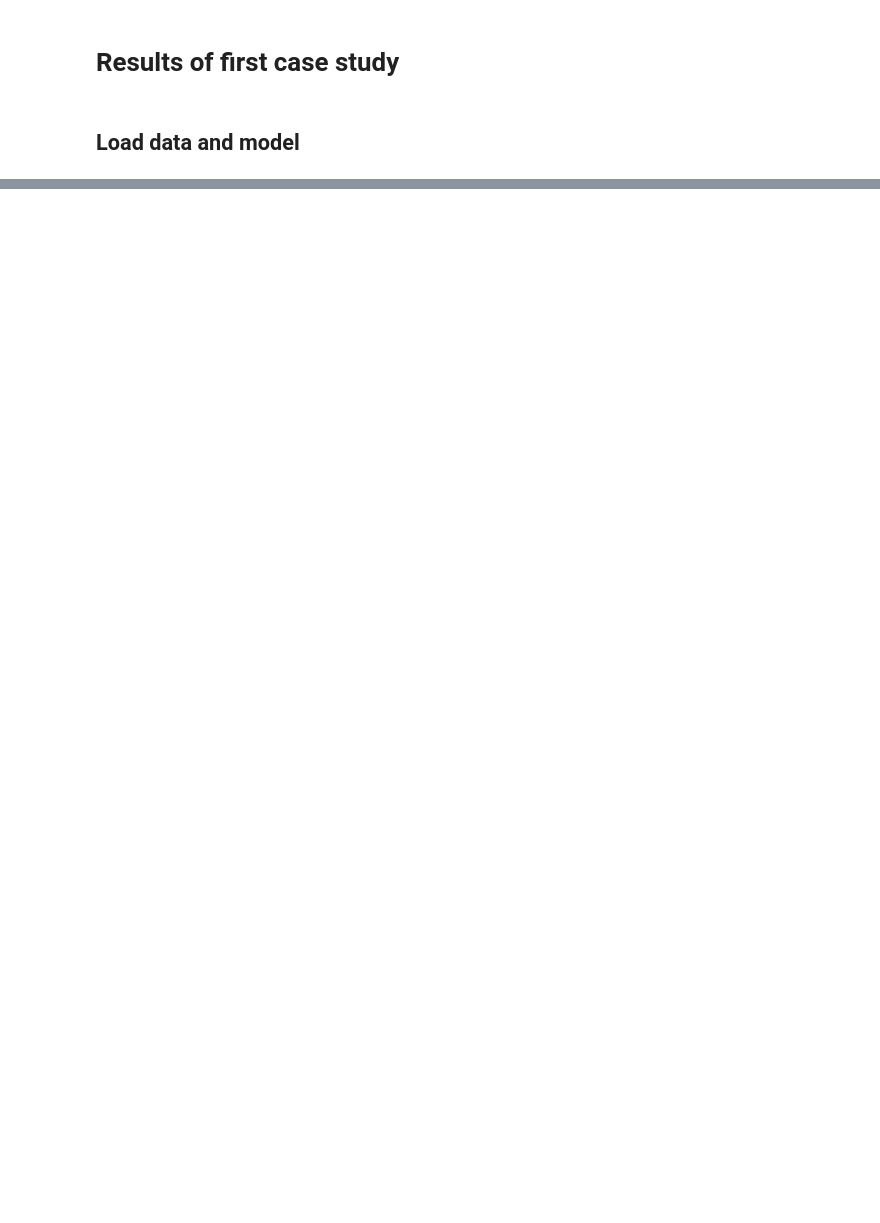
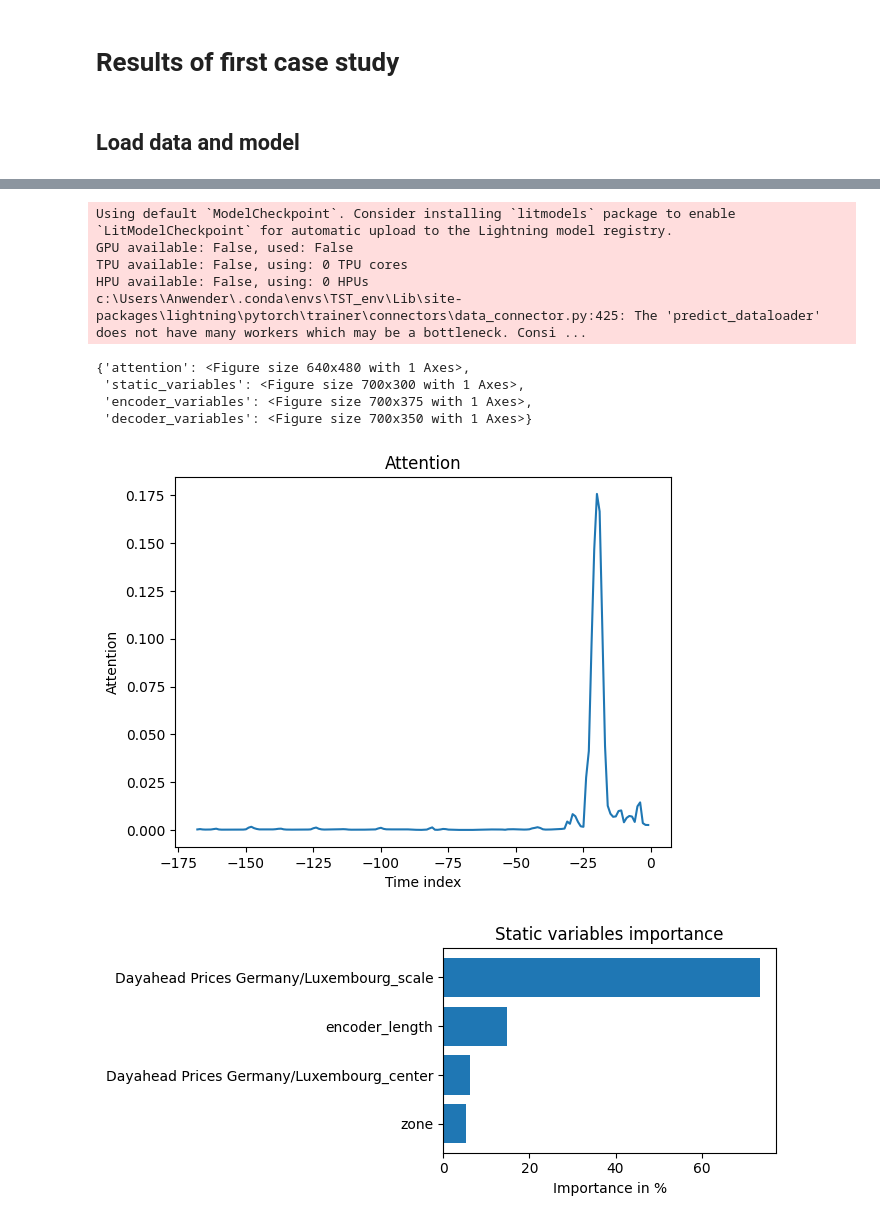
Before and after one commit to FabienneRIVAPY/TimeSeriesTransformer, a Jupyter notebook: sandbox/results.ipynb, the cells around one changed output, grey strips where cells are left out. Drawn from its saved outputs; the diff is of its cells as text; code cells hidden in the pictures; blank space fills up the shorter version.

```diff
--- a/sandbox/results.ipynb
+++ b/sandbox/results.ipynb
@@ -75,0 +164,16 @@ best_tft.load_state_dict(torch.load("best_tft_cpu_state_dict.pt", map_location="
+# %%
+raw_predictions= best_tft.predict(val_dataloader, mode="raw", return_x=True)
+interpretation = best_tft.interpret_output(raw_predictions.output, reduction="sum")
+best_tft.plot_interpretation(interpretation)
+# %% [output]
+Using default `ModelCheckpoint`. Consider installing `litmodels` package to enable `LitModelCheckpoint` for automatic upload to the Lightning model registry.
+GPU available: False, used: False
+TPU available: False, using: 0 TPU cores
+HPU available: False, using: 0 HPUs
+c:\Users\Anwender\.conda\envs\TST_env\Lib\site-packages\lightning\pytorch\trainer\connectors\data_connector.py:425: The 'predict_dataloader' does not have many workers which may be a bottleneck. Consi ...
+{'attention': <Figure size 640x480 with 1 Axes>,
+ 'static_variables': <Figure size 700x300 with 1 Axes>,
+ 'encoder_variables': <Figure size 700x375 with 1 Axes>,
+ 'decoder_variables': <Figure size 700x350 with 1 Axes>}
+[figure, added]
+[figure, added]
```
Also changed, not shown: parts of 8 cells of this notebook, 8 other files.
